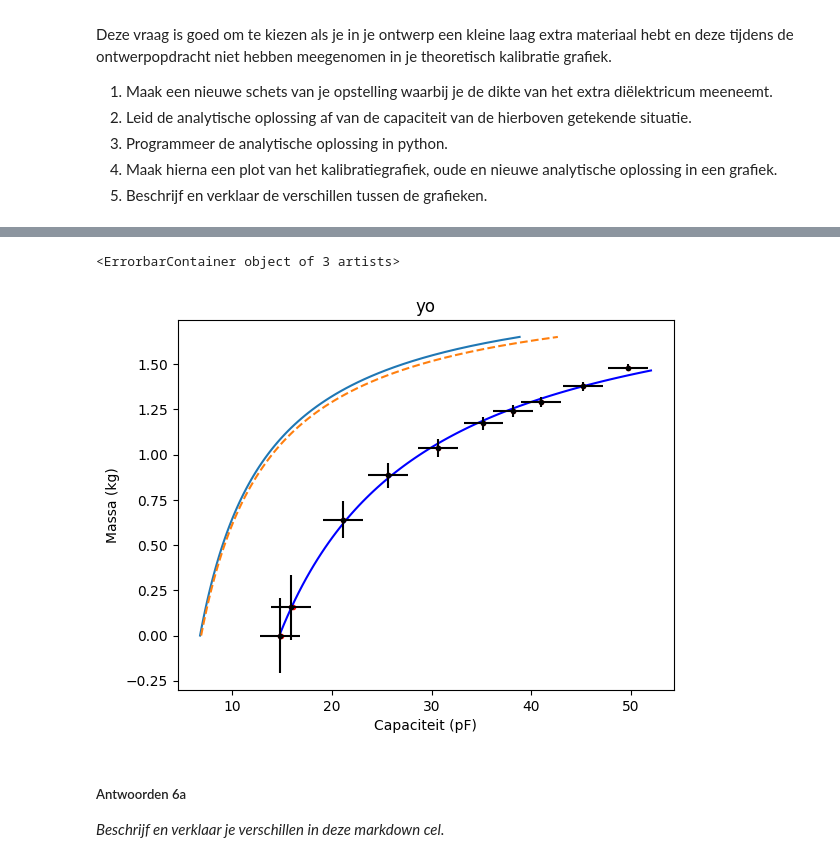
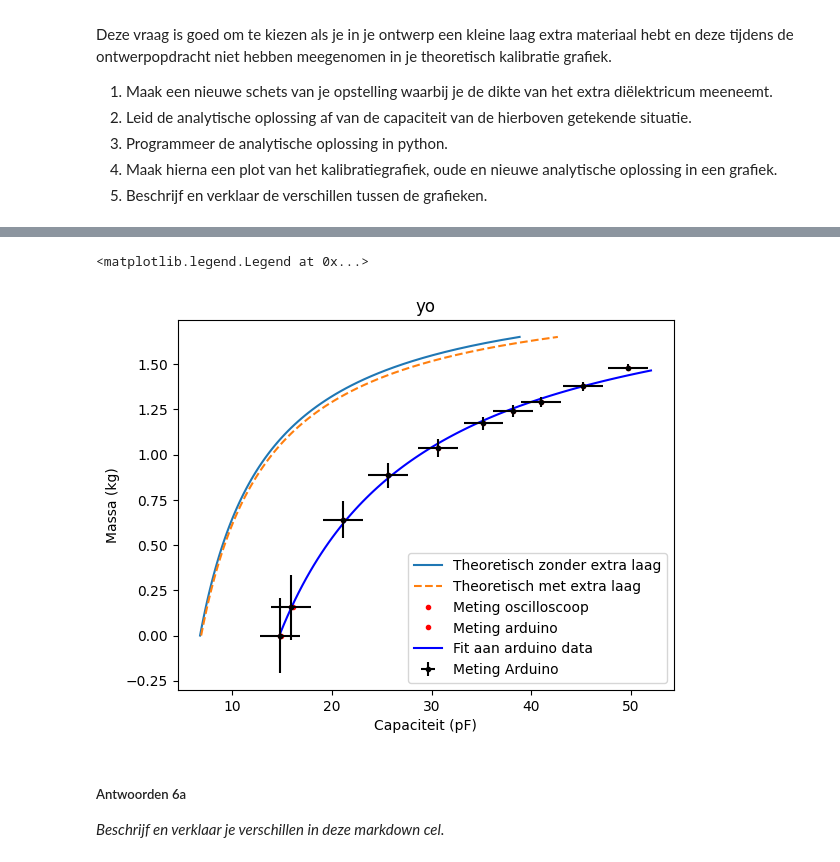
Before and after one commit to sdwijnands/opdrachten-DEF-D, a Jupyter notebook: DigitaleOntwerpopdrachten/1CondensatorOpdracht/CondensatorOntwerpopdracht.ipynb, the cells around one changed output, grey strips where cells are left out. Saved outputs shown, nothing was run; the diff lists cells and outputs as text; code cells hidden in the pictures.

```diff
--- a/DigitaleOntwerpopdrachten/1CondensatorOpdracht/CondensatorOntwerpopdracht.ipynb
+++ b/DigitaleOntwerpopdrachten/1CondensatorOpdracht/CondensatorOntwerpopdracht.ipynb
@@ -754,38 +754,39 @@ def vlakkeplaat_in_functie_van_gewicht(gewicht):
     return vlakkeplaat(1,0.1*0.15,d)*1e12  # pF
 
 gewichten = np.linspace(0, 1.65, 100)  # van 0 tot 5 kg
 capaciteiten = vlakkeplaat_in_functie_van_gewicht(gewichten)
 capaciteiten_nieuw = vlakkeplaat_in_functie_van_gewicht_nieuw(gewichten)
 
 ### Maak hier je plot
 massa_meting = np.array([0, 0.155]) #kg, eerste 2 metingen met oscilloscoop
 capaciteit_meting = np.array([14.9,16.1]) #pF, met oscilloscoop
 massa_meting2 = np.array([0,0.155,0.640,0.885,1.0353,1.1719,1.2423,1.2892,1.3766,1.4801]) #met arduino
 capaciteit_meting2 = np.array([14.8,15.9,21.1,25.6,30.6,35.2,38.2,41.0,45.2,49.7]) #pF, met arduino
 
 def kg(capaciteit, a, b):
     return a-(b/capaciteit)#formule uit opdracht 4 om te fitten
 
 pov, cov = curve_fit(kg, capaciteit_meting2, massa_meting2) #fitten van de formule aan de data
 a_error, b_error = np.sqrt(np.diag(cov)) #fout op de fit parameters
 m_error=np.sqrt( a_error**2 + (b_error**2)/(capaciteit_meting2**2) + (pov[1]**2 * 1.5**2)/(capaciteit_meting2**4) - ((2*cov[0,1])/capaciteit_meting2))
 
 fit_capaciteit = np.linspace(14.8, 52, 100)
 fit_massa = kg(fit_capaciteit, pov[0], pov[1])
 
 plt.figure()
 plt.ylabel("Massa (kg)")
 plt.xlabel("Capaciteit (pF)")
 plt.plot(capaciteiten, gewichten, label='Theoretisch zonder extra laag')
-plt.plot(capaciteiten_nieuw, gewichten, '--', label='Theoretisch met extra laag')
+plt.plot(capaciteiten_nieuw, gewichten, '--', label='Theoretisch met extra laag') #analytische plot na doorrekening van permitiviteit papier
 plt.title('yo')
-plt.plot(capaciteit_meting, massa_meting, 'r.', label="Meting oscilloscoop")
+plt.plot(capaciteit_meting, massa_meting, 'r.', label="Meting oscilloscoop") #metingen oscilloscoop
 plt.plot(capaciteit_meting2, massa_meting2, 'r.', label="Meting arduino") #metingen arduino
 plt.plot(fit_capaciteit, fit_massa, 'b-', label="Fit aan arduino data") #fit aan arduino data
-plt.errorbar(capaciteit_meting2, massa_meting2, xerr=2, yerr=m_error, fmt='k.', label="Meting Arduino")
+plt.errorbar(capaciteit_meting2, massa_meting2, xerr=2, yerr=m_error, fmt='k.', label="Meting Arduino") #metingen oscilloscoop met error bars
+plt.legend()
 # %% [output]
-<ErrorbarContainer object of 3 artists>
+<matplotlib.legend.Legend at 0x...>
-[figure, old version]
+[figure, new version]
 # %% [markdown]
 ##### Antwoorden 6a
 
```
